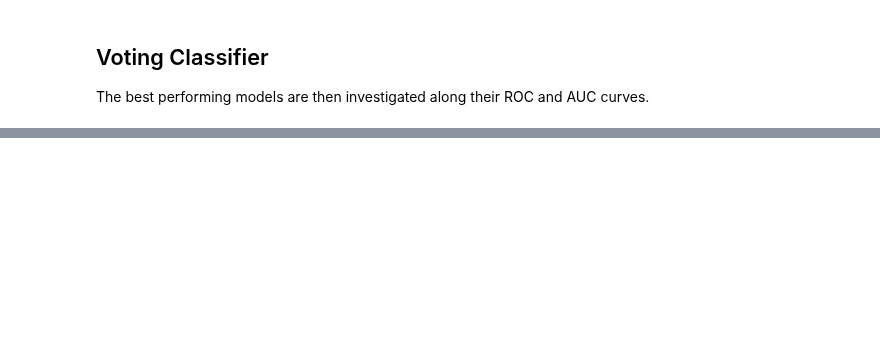
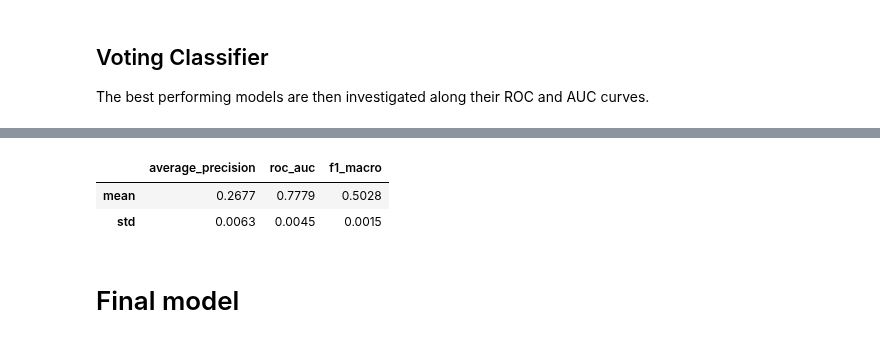
Before and after one commit to Sauciu1/defaulting-risk, a Jupyter notebook: notebooks/nb8_model_tuning.ipynb, the cells around one changed output, grey strips where cells are left out. Cells and saved outputs as stored; diff of their text form; code cells hidden in the pictures; blank space fills up the shorter version.

```diff
--- a/notebooks/nb8_model_tuning.ipynb
+++ b/notebooks/nb8_model_tuning.ipynb
@@ -242,14 +278,20 @@ Validating: LogisticRegression(max_iter=1000, random_state=3)
 ## Voting Classifier
 The best performing models are then investigated along their ROC and AUC curves.
 # %%
+
+
+class_sk_models = [LogisticRegression(max_iter=1000, random_state=3)]
 voter = VotingClassifier(
-    estimators=[
-        ("lgbm_gbdt", LGBMClassifier(boosting_type='gbdt', verbose=-1)),
-        sk_pipes,
+    estimators=[("lgbm_gbdt", LGBMClassifier(boosting_type="gbdt", verbose=-1)),]
+    + [
+        (type(model).__name__, create_pipes(model, preprocessor))
+        for model in class_sk_models
     ],
     voting="soft",
     n_jobs=-1,
 )
 
+
 display(voter)
+val_model(voter)
 # %% [output]
@@ -257,2 +315,8 @@ SyntaxError: invalid syntax (1346657977.py, line 10)
 # %%
-eval_model(voter)
+val_model(voter)
+# %% [output]
+|  | average_precision | roc_auc | f1_macro |
+| mean | 0.2677 | 0.7779 | 0.5028 |
+| std | 0.0063 | 0.0045 | 0.0015 |
+# %% [markdown]
+# Final model
```
Also changed, not shown: parts of 11 cells of this notebook, 8 other files.
